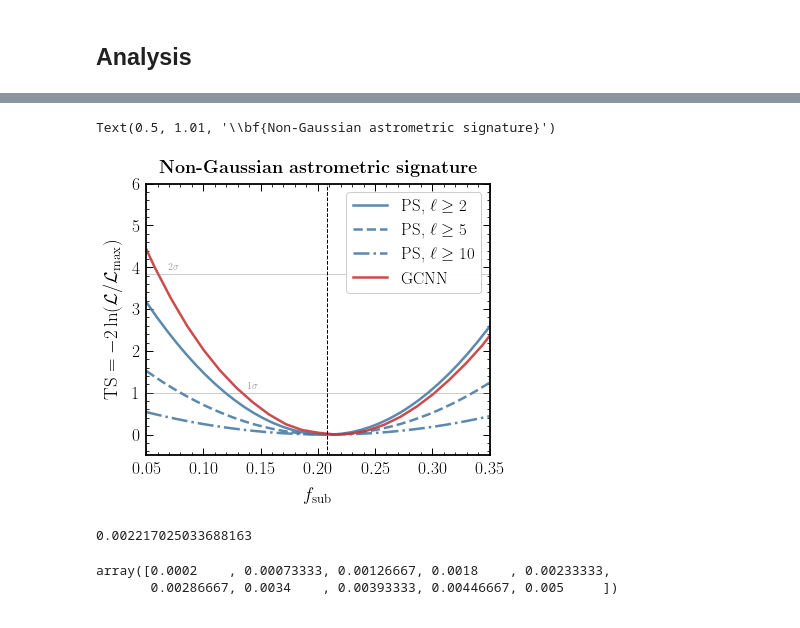
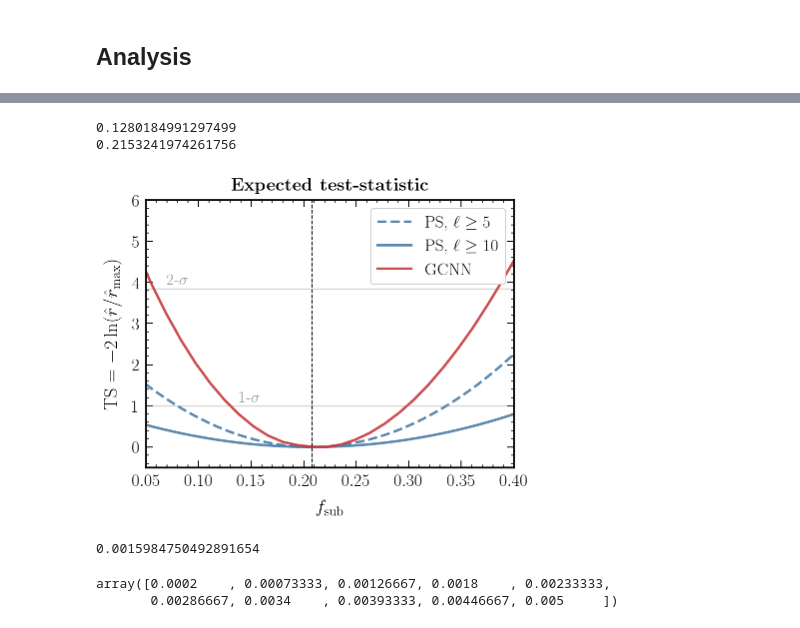
Before and after one commit to smsharma/neural-global-astrometry, a Jupyter notebook: notebooks/01_cdm.ipynb, the cells around one changed output, grey strips where cells are left out. Saved outputs shown, nothing was run; the diff lists cells and outputs as text; code cells hidden in the pictures.

Commit message:
Major edits to text

```diff
--- a/notebooks/01_cdm.ipynb
+++ b/notebooks/01_cdm.ipynb
@@ -174,7 +225,7 @@ Simulating 1172 subhalos between 7.0 and 10.0
 # %%
 list(density_estimator.children())[0].add_noise.sigma = 0.
 # %%
-n_trials = 10
+n_trials = 30
 n_test = 30
 
 out = np.zeros((n_trials, n_test))
@@ -195,8 +246,9 @@ for i_trial in tqdm(range(n_trials)):
 
 #     x_test = torch.Tensor(1 * [x_test.T]).contiguous()
 
-    theta_test = torch.linspace(0., 300., n_test).unsqueeze(1)
+    theta_test = torch.linspace(10., 300., n_test).unsqueeze(1)
 
-    out[i_trial, :] = [density_estimator(x_test.unsqueeze(0), theta_test[i].unsqueeze(0)).squeeze().detach().numpy() \
+    out[i_trial, :] = [density_estimator(x_test.unsqueeze(0), theta_test
+                                         [i].unsqueeze(0)).squeeze().detach().numpy() \
            for i in (range(n_test))]
 # %% [output]
@@ -276,7 +332,7 @@ pspec = PowerSpectra(precompute=['NFW', 'Burk'])
 
 pspecpop = PowerSpectraPopulations(l_max=2000)
 
-pspecpop.set_radial_distribution(pspecpop.r2rho_V_ein_EAQ, R_min=1e-2*kpc, R_max=260*kpc)
+pspecpop.set_radial_distribution(pspecpop.r2rho_V_ein_EAQ, R_min=1e-3*kpc, R_max=260*kpc)
 pspecpop.set_mass_distribution(pspecpop.rho_M_SI, M_min=1e7*M_s, M_max=1e10*M_s,
                                M_min_calib=1e8*M_s, M_max_calib=1.1e10*M_s, N_calib=150, alpha=-1.9)
 pspecpop.set_subhalo_properties(pspecpop.c200_SCP)
@@ -285,12 +341,12 @@ C_l_mu = pspecpop.get_C_l_total_ary();
 # %%
 # Test
 
-sigma_mu = .10
+sigma_mu = .1
 sigma_alpha = None
 N_q = 1e8
 
 fDM_base = 1
-dfDM_base = 0.01
+dfDM_base = 0.1
 
 Cl_ary_fid = pspecpop.C_l_ary*fDM_base
 
@@ -308,65 +364,70 @@ f_sub_fid = np.trapz(M_ary * calib * pspecpop.rho_M_SI(M_ary, alpha=-1.9), M_ary
 # %%
 signal = np.linspace(1e-3, 2, 100)
 
-ls_list = ['-', '--', '-.']
+ls_list = ['--', '-']
 
-for i_l, l_min in enumerate([2, 5, 10]):
+for i_l, l_min in enumerate([5, 10]):
 
     parameters = [Cl_ary_fid, None, pspecpop.l_min, pspecpop.l_max, fDM]
-    observation = AstrometryObservation(fsky=1, sigma_mu=sigma_mu, sigma_alpha=None, N_q_mu=N_q, l_min_mu=l_min, l_max_mu=300, l_min_alpha=2, l_max_alpha=2000)
+    observation = AstrometryObservation(fsky=1, sigma_mu=sigma_mu, sigma_alpha=None, N_q_mu=N_q, l_min_mu=l_min, l_max_mu=300, l_min_alpha=200, l_max_alpha=2000)
 
     fshr = FisherForecast(parameters, observation)
 
     sigma=fshr.pars_vary[0].sigma
 
     x_arr=np.linspace(0, 2)
     LL_ary = norm.logpdf(x_arr, fDM_base, sigma)
     plt.plot(f_sub_fid * x_arr, -2 * (LL_ary - np.max(LL_ary)), label=r"PS, $\ell \geq {}$".format(l_min), ls=ls_list[i_l], color=cols_default[1])
 
+    print(fshr.pars_vary[0].sigma * f_sub_fid)
 
 llrmin, llrmax = 0., 15.
 
 llr = - 2 * out_mean
 llr -= np.min(llr)
 llr = np.clip(llr, llrmin, llrmax)
 
-offset = 0  # (f_sub_fid - (f_sub_fid / 150) * theta_test.squeeze().detach().numpy()[np.argmin(llr[3])])
+offset = 0  # (f_sub_fid - (f_sub_fid / 150) * theta_test.squeeze().detach().numpy()[np.argmin(llr[1:]) + 1])
 plt.plot(offset + (f_sub_fid / 150) * theta_test.squeeze().detach().numpy(), llr, label="GCNN", color=cols_default[0])
 
 
 plt.axhline(chi2.isf(1 - .95, 1), color='grey', alpha=0.4, lw=1)
-plt.text(f_sub_fid / 3, chi2.isf(1 - .95, 1) + 0.1, r"$2\sigma$",  color='grey', alpha=0.8)
+plt.text(f_sub_fid / 3, chi2.isf(1 - .95, 1) + 0.1, r"2-$\sigma$",  color='grey', alpha=0.8, fontsize=16)
 
 plt.axhline(chi2.isf(1 - .68, 1), color='grey', alpha=0.4, lw=1)
-plt.text(f_sub_fid / (3 / 2), chi2.isf(1 - .68, 1) + 0.1, r"$1\sigma$",  color='grey', alpha=0.8)
+plt.text(f_sub_fid / (3 / 2), chi2.isf(1 - .68, 1) + 0.1, r"1-$\sigma$",  color='grey', alpha=0.8, fontsize=16)
 
 plt.axvline(f_sub_fid, color='k', lw=1, ls='--')
 
 plt.ylim(-0.5, 6)
-plt.xlim(0.05, 0.35)
+plt.xlim(0.05, 0.4)
 
 plt.legend(loc='upper right', frameon=True, framealpha=0.95)
 
 plt.xlabel(r"$f_\mathrm{sub}$")
-plt.ylabel(r"$\mathrm{TS}  = -2 \ln  (\mathcal L / \mathcal L_\mathrm{max}) $")
+plt.ylabel(r"$\mathrm{TS}  = -2 \ln  (\hat r / \hat r_\mathrm{max}) $")
 
-plt.title(r"\bf{Non-Gaussian astrometric signature}", y=1.01)
+plt.title(r"\bf{Expected test-statistic}", y=1.008)
+
+plt.tight_layout()
+plt.savefig("../paper/ml4ps/figures/TS.pdf")
 # %% [output]
-Text(0.5, 1.01, '\\bf{Non-Gaussian astrometric signature}')
+0.1280184991297499
+0.2153241974261756
-[figure, old version]
+[figure, new version]
 # %%
 import healpy as hp
 Sigma_q = 1e8 / (4 * np.pi)
 pixarea = hp.nside2pixarea(nside=64, degrees=False)
 N_q_pix = Sigma_q * pixarea
-sigma_pix = .10 / np.sqrt(N_q_pix)
+sigma_pix = .0721 / np.sqrt(N_q_pix)
 sigma_pix
 
 # the_map = np.load("../../sbi-astrometry/data/x_train_49.npy")[4, 0]
 # the_map += np.random.normal(loc=0, scale=sigma_pix, size=the_map.shape)
 # hp.mollview(the_map, nest=True, cmap='RdBu_r')
 # %% [output]
-0.002217025033688163
+0.0015984750492891654
 # %%
 np.linspace(0.0002, 0.005, 10)
 # %% [output]
```
Also changed, not shown: parts of 39 cells of this notebook, 33 other files.
